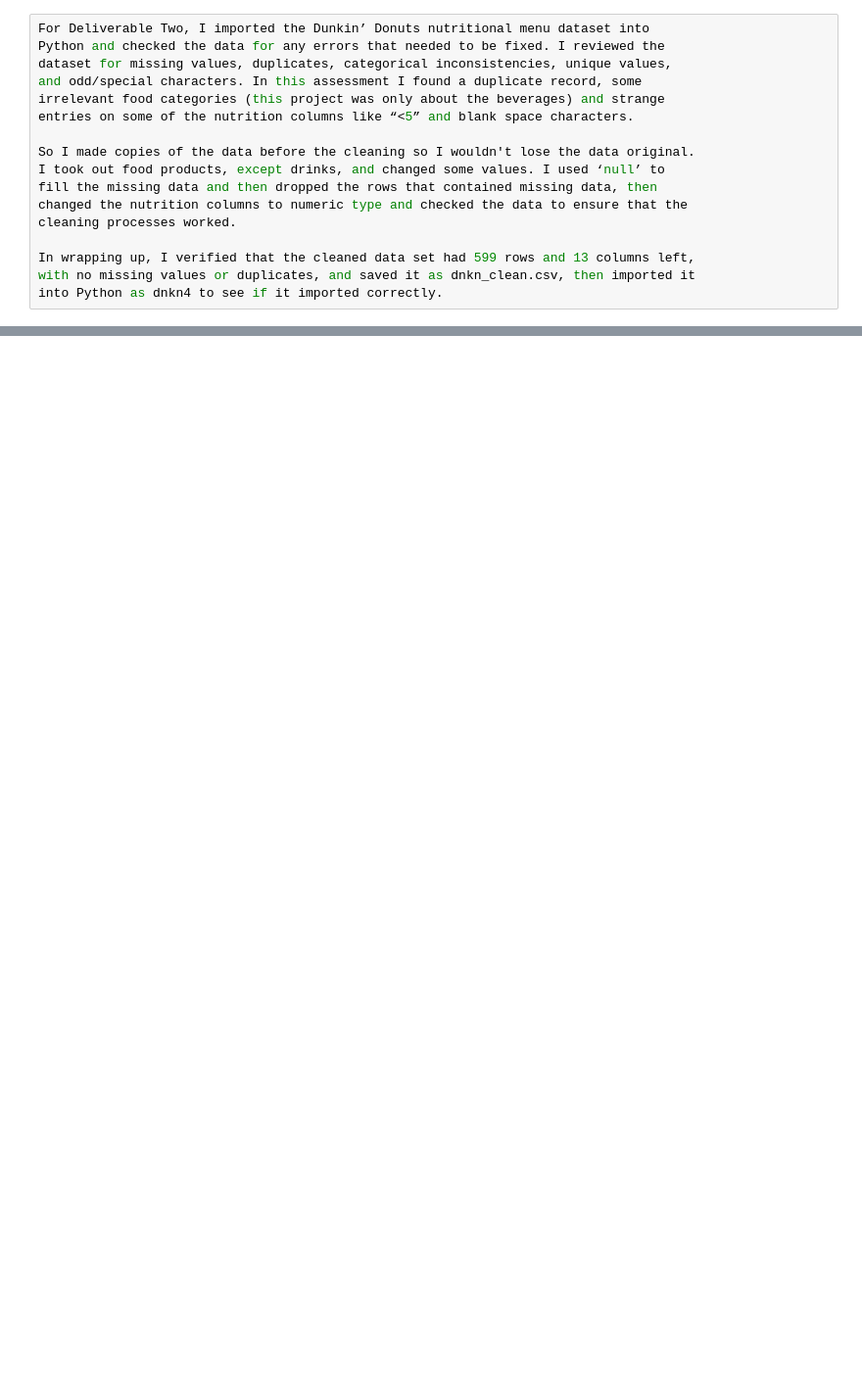
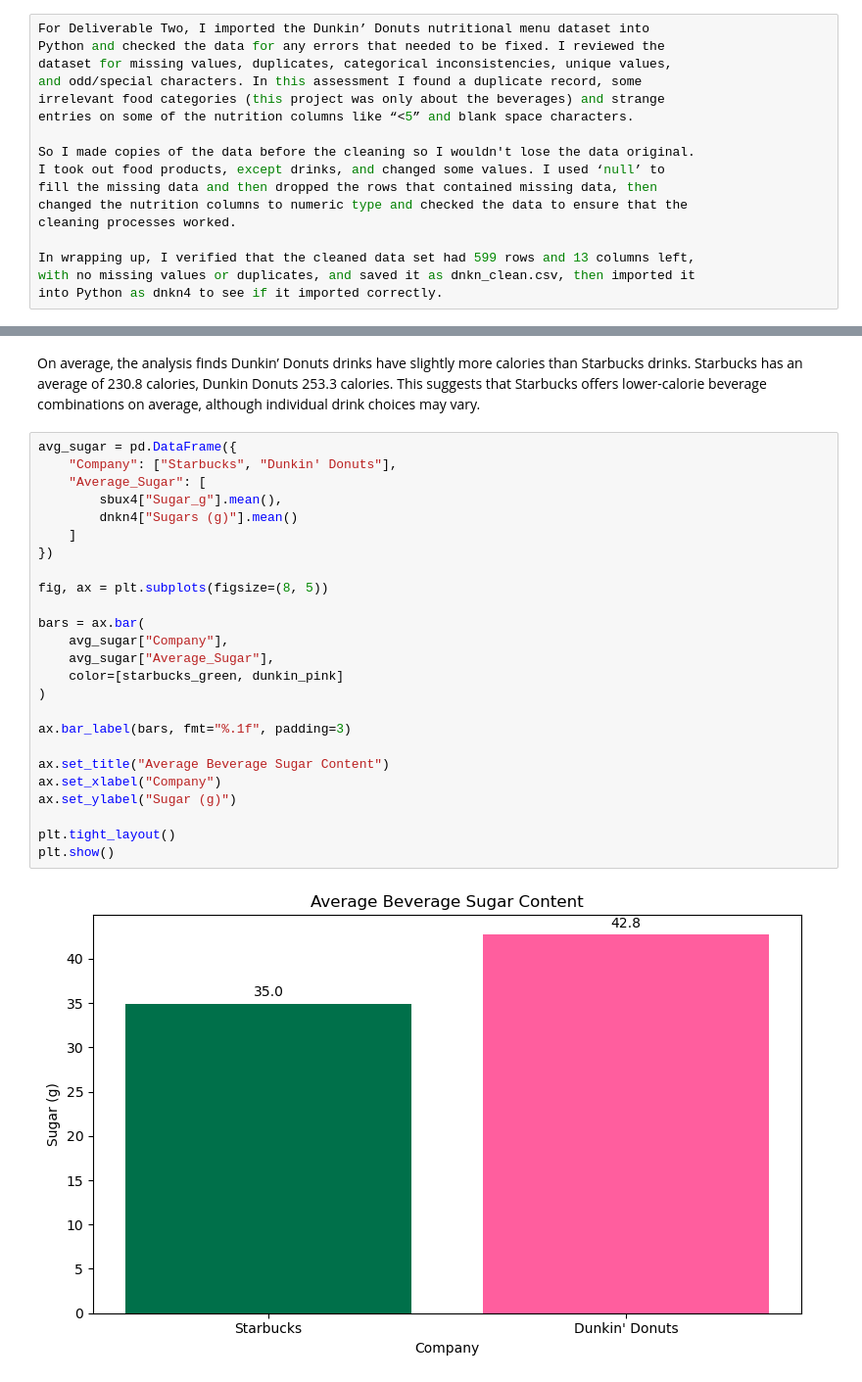
Before and after one commit to YuolaAbrams/Python-Anaconda-Setup, a Jupyter notebook: Abrams_Yuola_BUS303_Signature_Term_Project.ipynb, the cells around one changed output, grey strips where cells are left out. Shown at 98% size. Cells and saved outputs as stored; diff of their text form; blank space fills up the shorter version.

```diff
--- a/Abrams_Yuola_BUS303_Signature_Term_Project.ipynb
+++ b/Abrams_Yuola_BUS303_Signature_Term_Project.ipynb
@@ -410,0 +488,31 @@ into Python as dnkn4 to see if it imported correctly.
+# %% [markdown]
+On average, the analysis finds Dunkin’ Donuts drinks have slightly more calories than Starbucks drinks. Starbucks
+has an average of 230.8 calories, Dunkin Donuts 253.3 calories. This suggests that Starbucks offers lower-calorie
+beverage combinations on average, although individual drink choices may vary.
+# %%
+avg_sugar = pd.DataFrame({
+    "Company": ["Starbucks", "Dunkin' Donuts"],
+    "Average_Sugar": [
+        sbux4["Sugar_g"].mean(),
+        dnkn4["Sugars (g)"].mean()
+    ]
+})
+
+fig, ax = plt.subplots(figsize=(8, 5))
+
+bars = ax.bar(
+    avg_sugar["Company"],
+    avg_sugar["Average_Sugar"],
+    color=[starbucks_green, dunkin_pink]
+)
+
+ax.bar_label(bars, fmt="%.1f", padding=3)
+
+ax.set_title("Average Beverage Sugar Content")
+ax.set_xlabel("Company")
+ax.set_ylabel("Sugar (g)")
+
+plt.tight_layout()
+plt.show()
+# %% [output]
+[figure, added]
```
Also changed, not shown: parts of 15 cells of this notebook.
